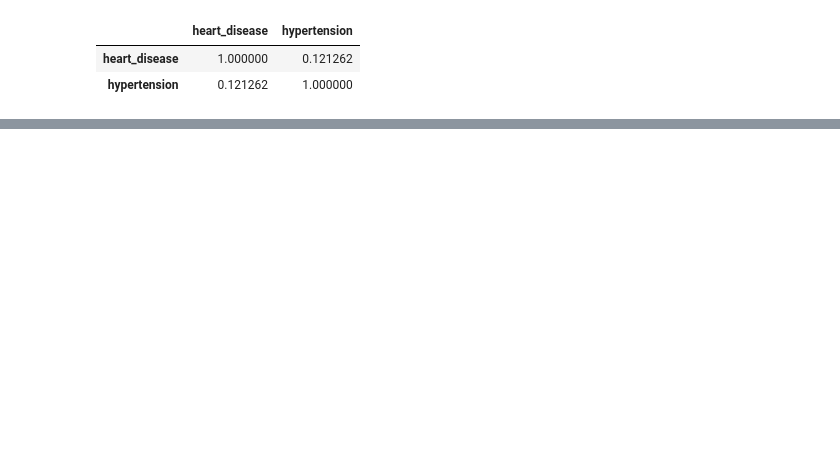
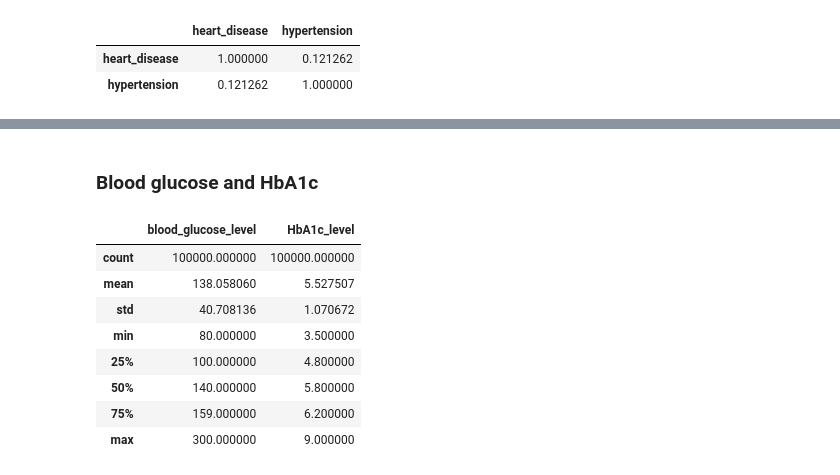
Before and after one commit to im-AnirudhBetrabet/Diabetes-Prediction, a Jupyter notebook: Diabetes-Classification.ipynb, the cells around one changed output, grey strips where cells are left out. Saved outputs shown, nothing was run; the diff lists cells and outputs as text; code cells hidden in the pictures; blank space fills up the shorter version.

```diff
--- a/Diabetes-Classification.ipynb
+++ b/Diabetes-Classification.ipynb
@@ -143 +143,15 @@ df[['heart_disease', 'hypertension']].corr()
 - From the contingency table and stacked bar chart, we can see that there is a correlation between heart disease and hypertension. However on further analysis of correlation coefficent (0.1212) we can infer that there is a weak linear correlation.
+# %% [markdown]
+### Blood glucose and HbA1c
+# %%
+df[['blood_glucose_level', 'HbA1c_level']].describe()  ## Viewing the stats for blood glucose and HbA1c levels
+# %% [output]
+|  | blood_glucose_level | HbA1c_level |
+| count | 100000.000000 | 100000.000000 |
+| mean | 138.058060 | 5.527507 |
+| std | 40.708136 | 1.070672 |
+| min | 80.000000 | 3.500000 |
+| 25% | 100.000000 | 4.800000 |
+| 50% | 140.000000 | 5.800000 |
+| 75% | 159.000000 | 6.200000 |
+| max | 300.000000 | 9.000000 |
```
Also changed, not shown: parts of 18 cells of this notebook.
